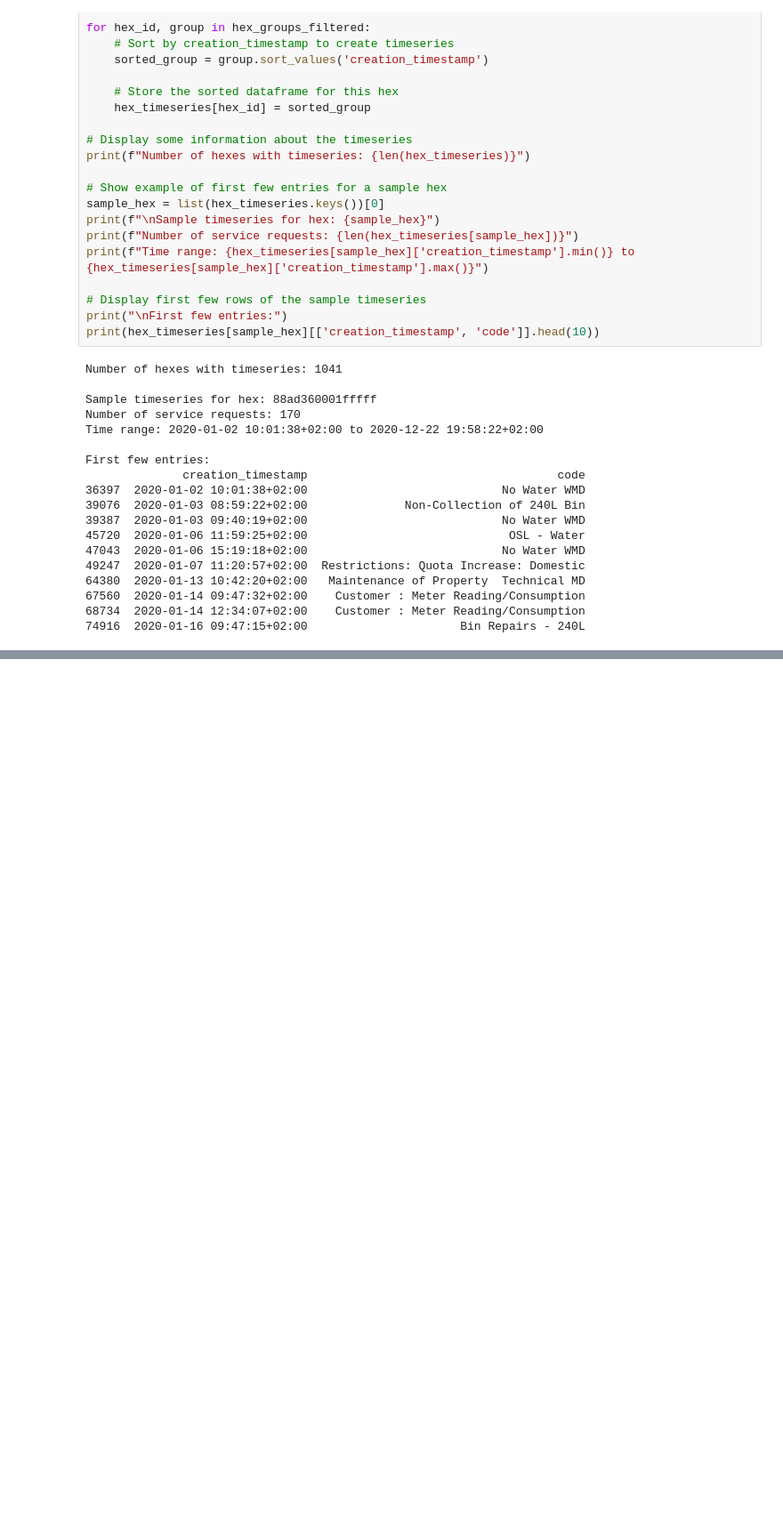
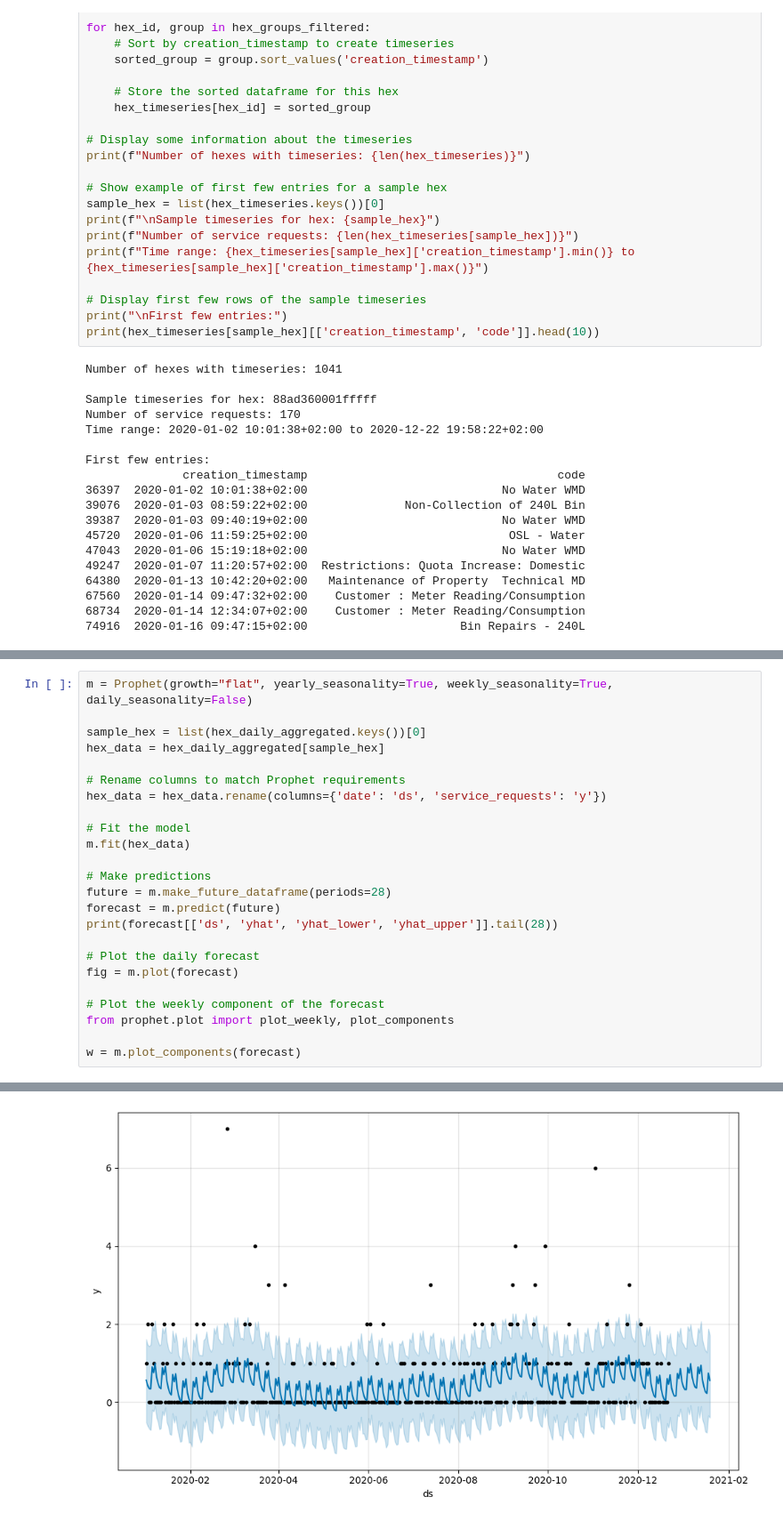
Before and after one commit to jcformanek/coct_code_challenge, a Jupyter notebook: main.ipynb, the cells around one changed output, grey strips where cells are left out. Shown at 89% size. Drawn from its saved outputs; the diff is of its cells as text; blank space fills up the shorter version.

```diff
--- a/main.ipynb
+++ b/main.ipynb
@@ -317,0 +464,25 @@ Min: 0
+# %%
+m = Prophet(growth="flat", yearly_seasonality=True, weekly_seasonality=True, daily_seasonality=False)
+
+sample_hex = list(hex_daily_aggregated.keys())[0]
+hex_data = hex_daily_aggregated[sample_hex]
+
+# Rename columns to match Prophet requirements
+hex_data = hex_data.rename(columns={'date': 'ds', 'service_requests': 'y'})
+
+# Fit the model
+m.fit(hex_data)
+
+# Make predictions
+future = m.make_future_dataframe(periods=28)
+forecast = m.predict(future)
+print(forecast[['ds', 'yhat', 'yhat_lower', 'yhat_upper']].tail(28))
+
+# Plot the daily forecast
+fig = m.plot(forecast)
+
+# Plot the weekly component of the forecast
+from prophet.plot import plot_weekly, plot_components
+
+w = m.plot_components(forecast)
+# %% [output]
@@ -317,0 +508 @@ Min: 0
+[figure, added]
```
Also changed, not shown: parts of 9 cells of this notebook.
